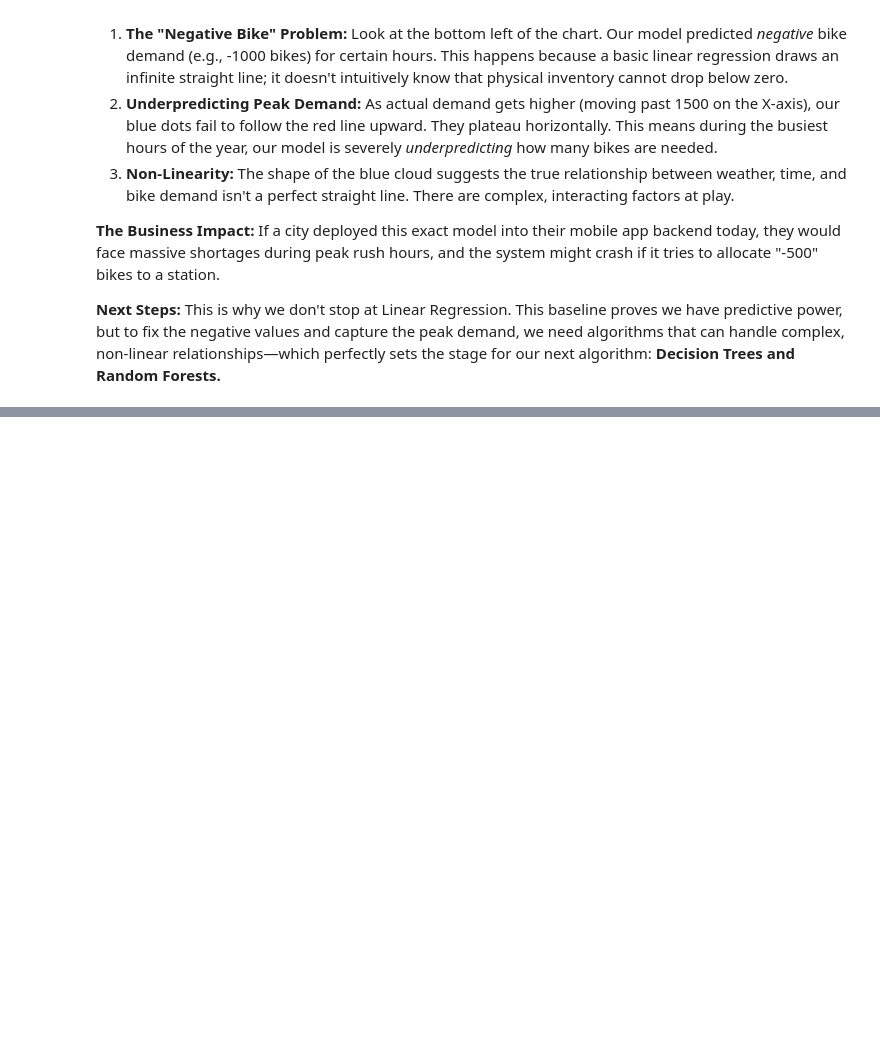
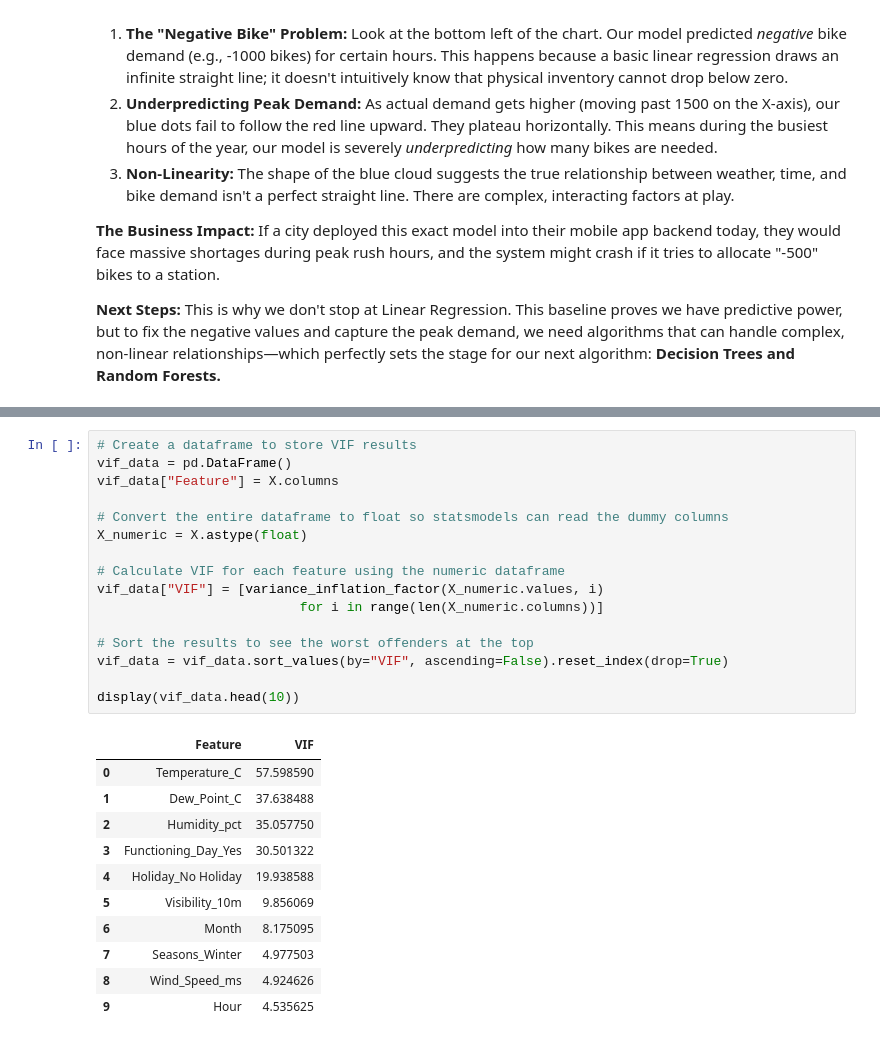
Before and after one commit to sultanjacob/Applied-Machine-Learning, a Jupyter notebook: 01_Linear_Regression/Linear_Regression_series.ipynb, the cells around one changed output, grey strips where cells are left out. Saved outputs shown, nothing was run; the diff lists cells and outputs as text; blank space fills up the shorter version.

```diff
--- a/01_Linear_Regression/Linear_Regression_series.ipynb
+++ b/01_Linear_Regression/Linear_Regression_series.ipynb
@@ -280,0 +354,28 @@ This is why we don't stop at Linear Regression. This baseline proves we have pre
+# %%
+# Create a dataframe to store VIF results
+vif_data = pd.DataFrame()
+vif_data["Feature"] = X.columns
+
+# Convert the entire dataframe to float so statsmodels can read the dummy columns
+X_numeric = X.astype(float)
+
+# Calculate VIF for each feature using the numeric dataframe
+vif_data["VIF"] = [variance_inflation_factor(X_numeric.values, i)
+                          for i in range(len(X_numeric.columns))]
+
+# Sort the results to see the worst offenders at the top
+vif_data = vif_data.sort_values(by="VIF", ascending=False).reset_index(drop=True)
+
+display(vif_data.head(10))
+# %% [output]
+|  | Feature | VIF |
+| 0 | Temperature_C | 57.598590 |
+| 1 | Dew_Point_C | 37.638488 |
+| 2 | Humidity_pct | 35.057750 |
+| 3 | Functioning_Day_Yes | 30.501322 |
+| 4 | Holiday_No Holiday | 19.938588 |
+| 5 | Visibility_10m | 9.856069 |
+| 6 | Month | 8.175095 |
+| 7 | Seasons_Winter | 4.977503 |
+| 8 | Wind_Speed_ms | 4.924626 |
+| 9 | Hour | 4.535625 |
```
Also changed, not shown: parts of 10 cells of this notebook.
